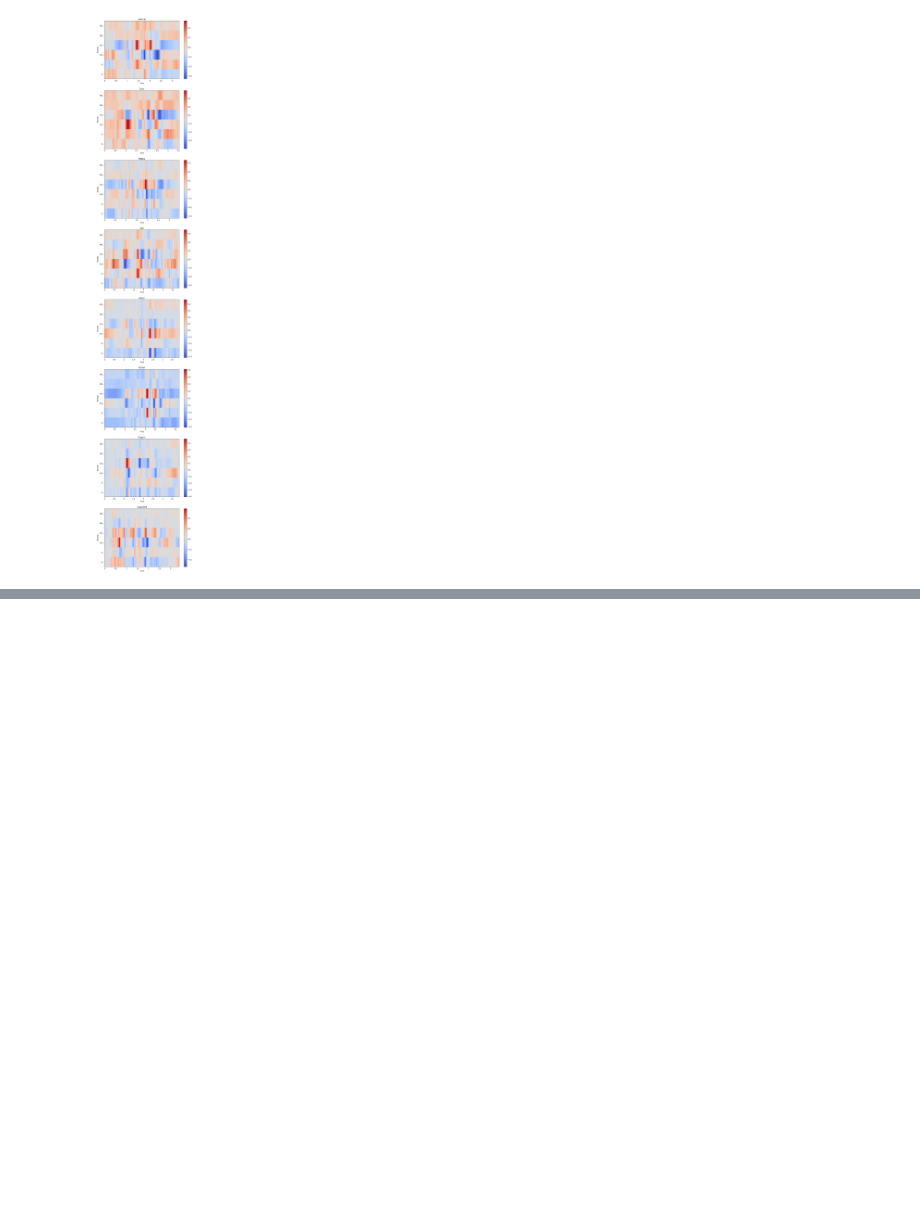
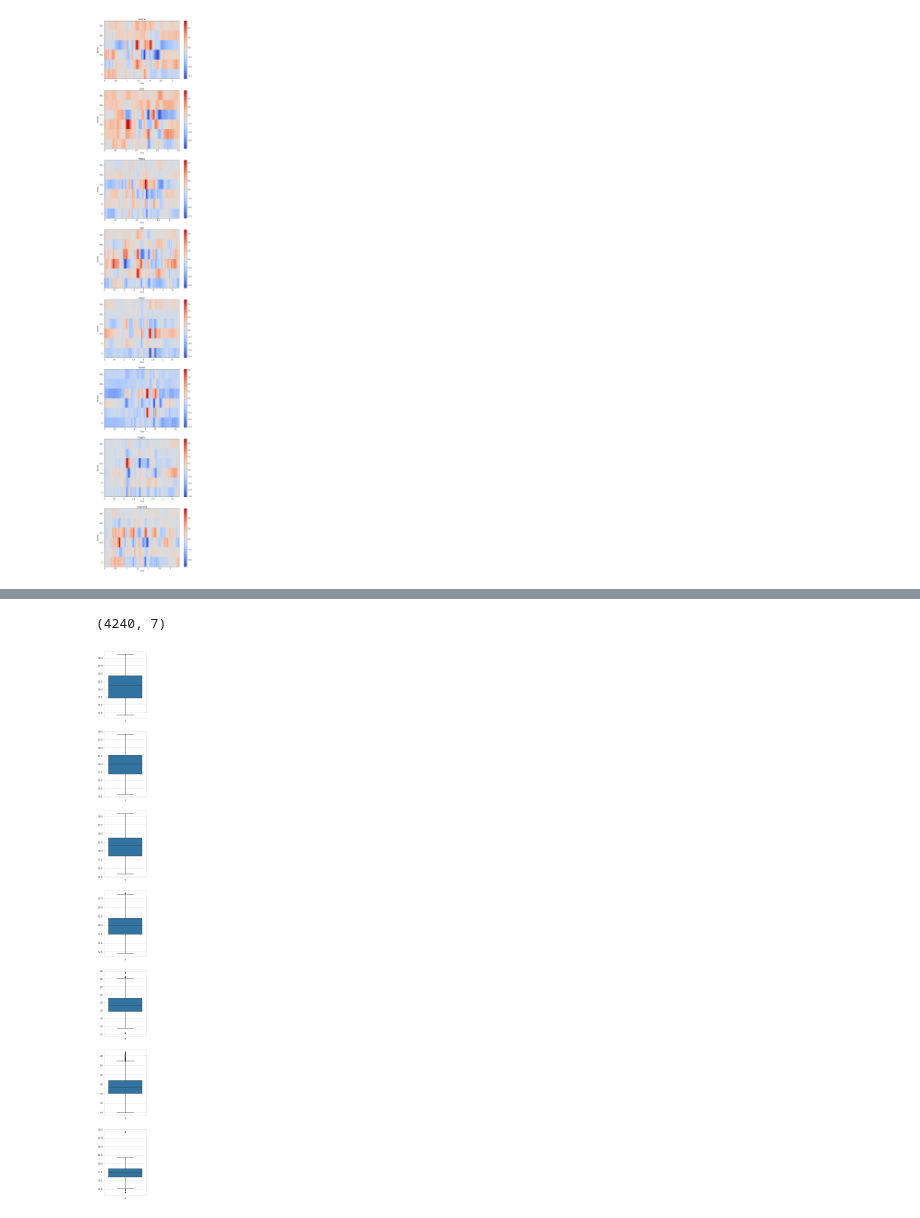
Before and after one commit to adityab98/capstone-project_computer-vision, a Jupyter notebook: visualizations.ipynb, the cells around one changed output, grey strips where cells are left out. Cells and saved outputs as stored; diff of their text form; code cells hidden in the pictures; blank space fills up the shorter version.

```diff
--- a/visualizations.ipynb
+++ b/visualizations.ipynb
@@ -258,0 +301,9 @@ fig.colorbar(img, ax=ax[7])
+# %%
+df = pd.DataFrame(mels_arr)
+print(df.shape)
+fig, ax = plt.subplots(nrows = df.shape[1])
+fig.set_figheight(500)
+fig.set_figwidth(3)
+
+for i in range(df.shape[1]):
+    sb.boxplot(data=df[i], ax=ax[i])
@@ -258,0 +313,12 @@ fig.colorbar(img, ax=ax[7])
+# %%
+df = pd.DataFrame(contrasts_arr)
+print(df.shape)
+fig, ax = plt.subplots(nrows = df.shape[1])
+fig.set_figheight(40)
+fig.set_figwidth(3)
+
+for i in range(df.shape[1]):
+    sb.boxplot(data=df[i], ax=ax[i])
+# %% [output]
+(4240, 7)
+[figure, added]
```
Also changed, not shown: parts of 8 cells of this notebook, 1 other file.
